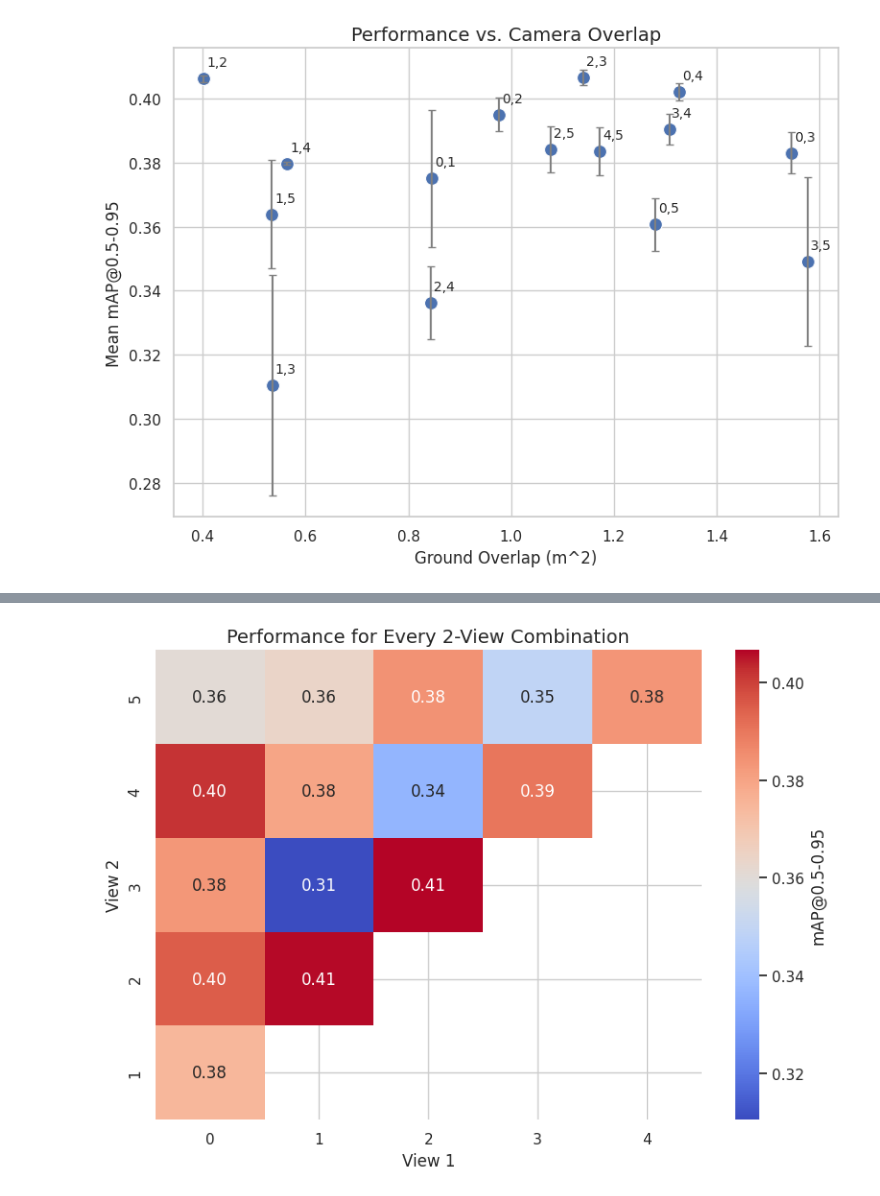
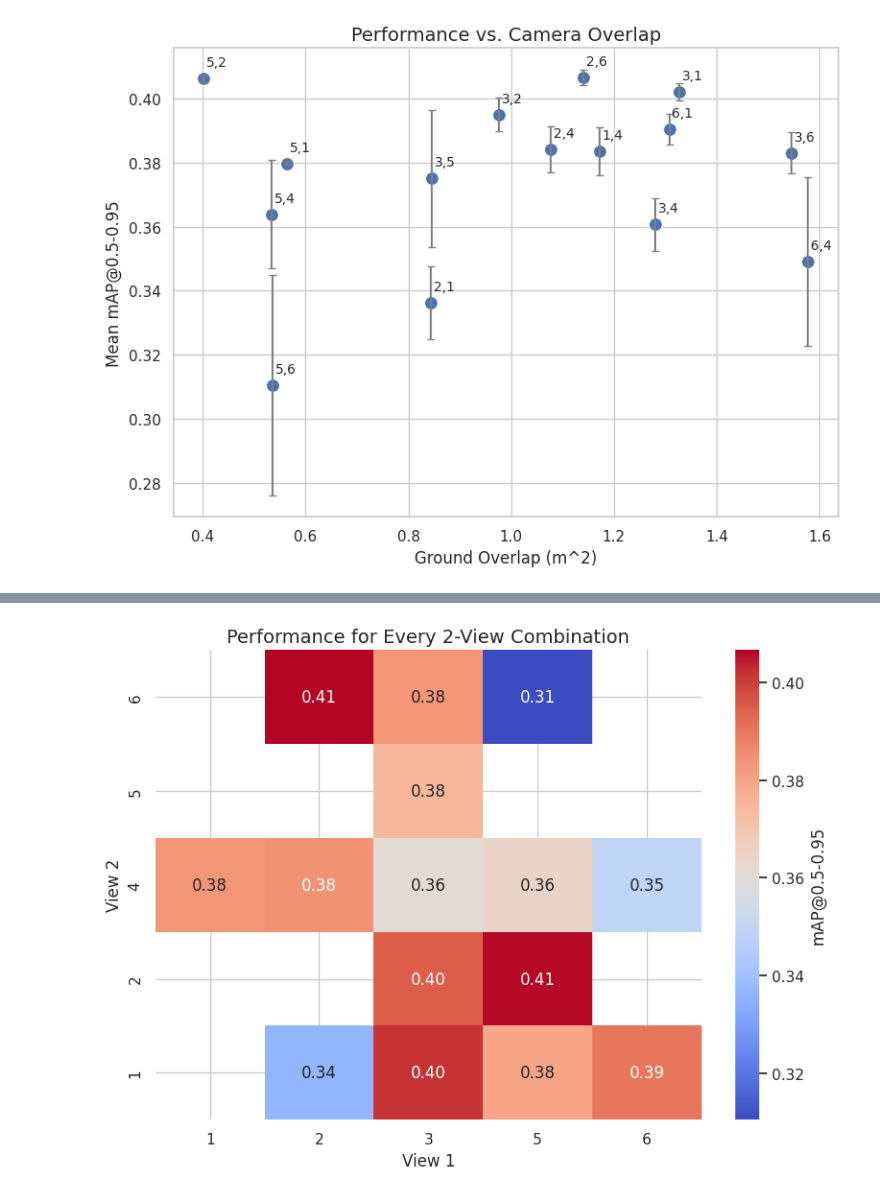
Before and after one commit to UGA-BSAIL/self-supervised-learning, a Jupyter notebook: notebooks/generate_figures.ipynb, the cells around one changed output, grey strips where cells are left out. Saved outputs shown, nothing was run; the diff lists cells and outputs as text; code cells hidden in the pictures.

Commit message:
Update figure generation and training scripts.

```diff
--- a/notebooks/generate_figures.ipynb
+++ b/notebooks/generate_figures.ipynb
@@ -774,6 +776,12 @@ multi_view_data["dist"] = np.linalg.norm(multi_view_data[["dX", "dY", "dZ"]], ax
 camera_overlaps = pickle.load(open("camera_overlaps.pkl", "rb"))
 multi_view_data["overlap"] = multi_view_data.apply(lambda r: camera_overlaps[(r["View 1"], r["View 2"])], axis=1)
 multi_view_data
+
+# Replace the camera views with human-friendly numbering.
+_VIEW_MAP = {4: 1, 2: 2, 0: 3, 5: 4, 1: 5, 3: 6}
+multi_view_data["View 1"] = multi_view_data["View 1"].apply(lambda v: _VIEW_MAP[v])
+multi_view_data["View 2"] = multi_view_data["View 2"].apply(lambda v: _VIEW_MAP[v])
+multi_view_data
 # %% [output]
 [interactive output not drawn]
 |  | View 1 | View 2 | mAP 0.5 | mAP 0.5-0.95 | dX | dY | dZ | dist | overlap |
@@ -884,38 +892,38 @@ agg_data.dropna()
 # %%
 # Step 1: Specify the custom order for View 1 and View 2
 #camera_order = [4, 2, 0, 5, 1, 3]  # Order of the cameras around the frame.
-camera_order = [0, 1, 2, 3, 4, 5]
+camera_order = [1, 2, 3, 4, 5, 6]
 
 # Step 2: Convert the columns to a categorical type with the specified order
 multi_view_data['View 1'] = pd.Categorical(multi_view_data['View 1'], categories=camera_order, ordered=True)
 multi_view_data['View 2'] = pd.Categorical(multi_view_data['View 2'], categories=camera_order[::-1], ordered=True)
 
 # Step 3: Pivot the data to create a matrix for the heatmap
 heatmap_data = multi_view_data.pivot_table(
     index='View 2', columns='View 1', values='mAP 0.5-0.95', aggfunc='mean'
 )
 
 # Step 4: Create the heatmap
 plt.figure(figsize=(8, 6))
 sns.heatmap(
     heatmap_data,
     annot=True,  # Annotate cells with data values
     fmt=".2f",   # Format for the annotations
     cmap="coolwarm",  # Colormap
     cbar_kws={'label': 'mAP@0.5-0.95'}  # Label for the color bar
 )
 
 # Step 5: Customize the plot
 plt.xlabel('View 1', fontsize=12)
 plt.ylabel('View 2', fontsize=12)
 plt.title('Performance for Every 2-View Combination', fontsize=14)
 plt.tight_layout()
 
 # Show the plot
 plt.show()
 # %% [output]
 [interactive output not drawn]
-[figure, old version]
+[figure, new version]
 # %%
 # Multi-view boll data
 import pandas as pd
```
Also changed, not shown: parts of 13 cells of this notebook, 4 other files.
